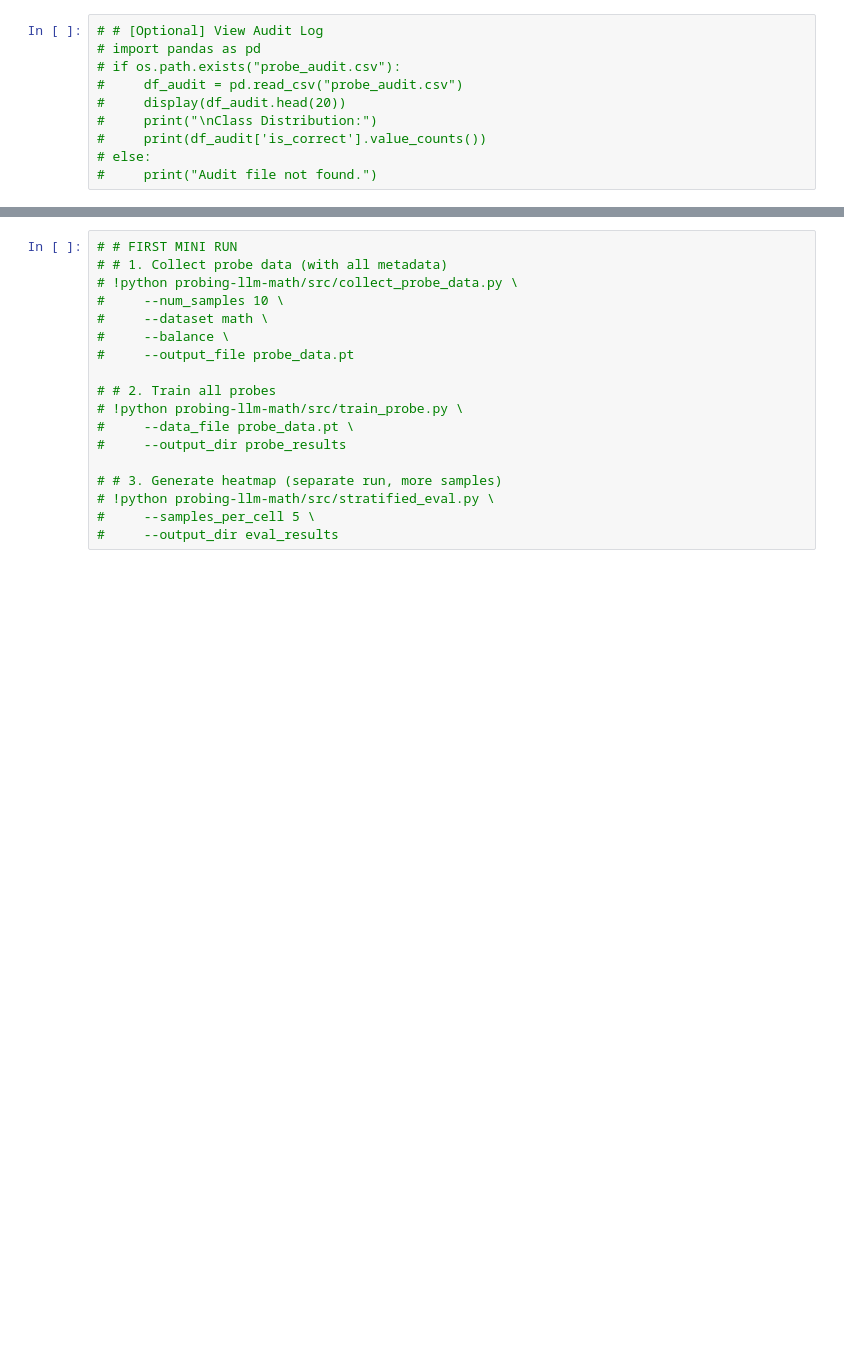
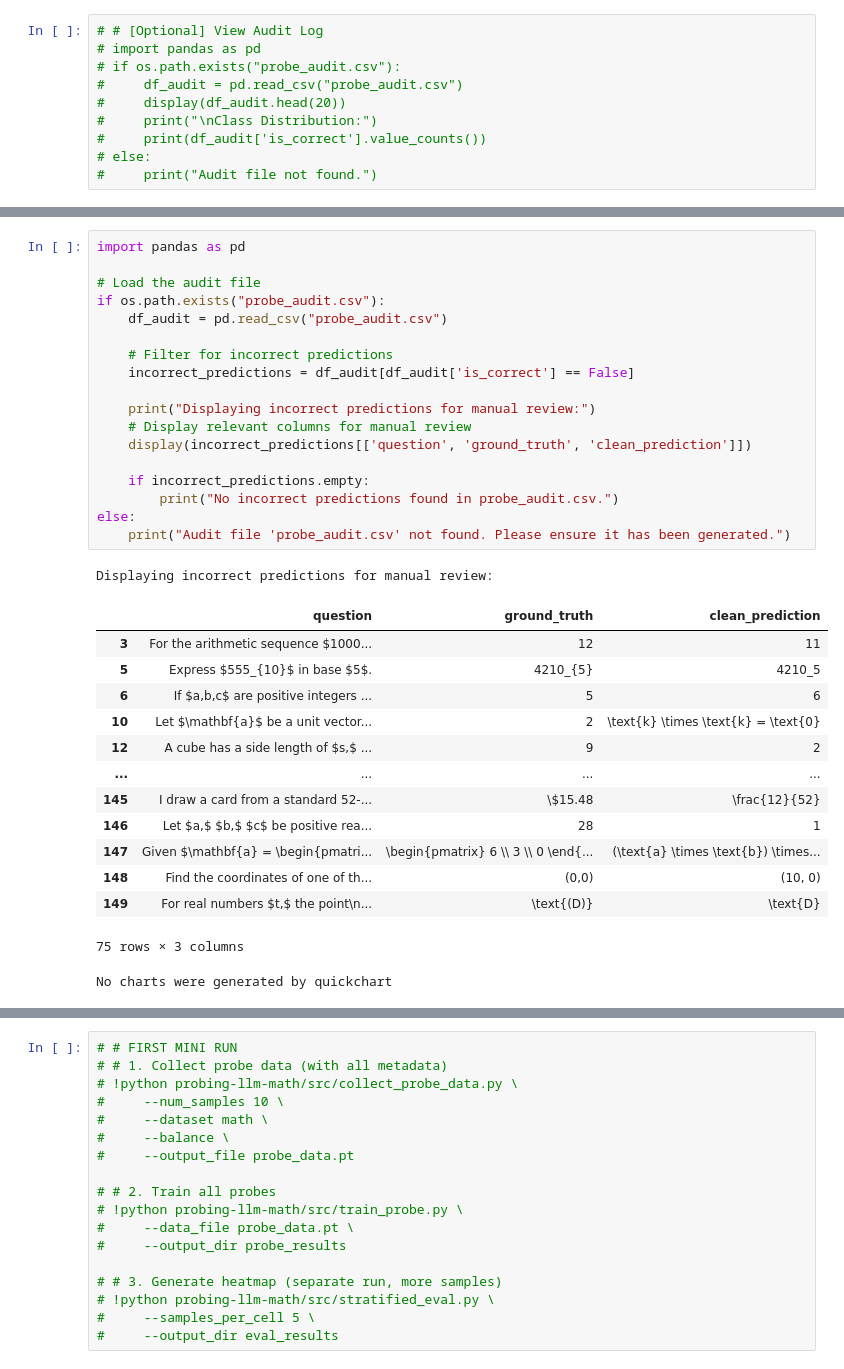
Before and after one commit to 1hamzaiqbal/probing-llm-math, a Jupyter notebook: pipeline_colab.ipynb, the cells around one changed output, grey strips where cells are left out. Cells and saved outputs as stored; diff of their text form; blank space fills up the shorter version.

```diff
--- a/pipeline_colab.ipynb
+++ b/pipeline_colab.ipynb
@@ -176,0 +218,34 @@ This section runs the linear probing experiments.
+# %%
+import pandas as pd
+
+# Load the audit file
+if os.path.exists("probe_audit.csv"):
+    df_audit = pd.read_csv("probe_audit.csv")
+
+    # Filter for incorrect predictions
+    incorrect_predictions = df_audit[df_audit['is_correct'] == False]
+
+    print("Displaying incorrect predictions for manual review:")
+    # Display relevant columns for manual review
+    display(incorrect_predictions[['question', 'ground_truth', 'clean_prediction']])
+
+    if incorrect_predictions.empty:
+        print("No incorrect predictions found in probe_audit.csv.")
+else:
+    print("Audit file 'probe_audit.csv' not found. Please ensure it has been generated.")
+# %% [output]
+Displaying incorrect predictions for manual review:
+|  | question | ground_truth | clean_prediction |
+| 3 | For the arithmetic sequence $1000... | 12 | 11 |
+| 5 | Express $555_{10}$ in base $5$. | 4210_{5} | 4210_5 |
+| 6 | If $a,b,c$ are positive integers ... | 5 | 6 |
+| 10 | Let $\mathbf{a}$ be a unit vector... | 2 | \text{k} \times \text{k} = \text{0} |
+| 12 | A cube has a side length of $s,$ ... | 9 | 2 |
+| ... | ... | ... | ... |
+| 145 | I draw a card from a standard 52-... | \$15.48 | \frac{12}{52} |
+| 146 | Let $a,$ $b,$ $c$ be positive rea... | 28 | 1 |
+| 147 | Given $\mathbf{a} = \begin{pmatri... | \begin{pmatrix} 6 \\ 3 \\ 0 \end{... | (\text{a} \times \text{b}) \times... |
+| 148 | Find the coordinates of one of th... | (0,0) | (10, 0) |
+| 149 | For real numbers $t,$ the point\n... | \text{(D)} | \text{D} |
+75 rows × 3 columns
+No charts were generated by quickchart
```
Also changed, not shown: parts of 17 cells of this notebook.
